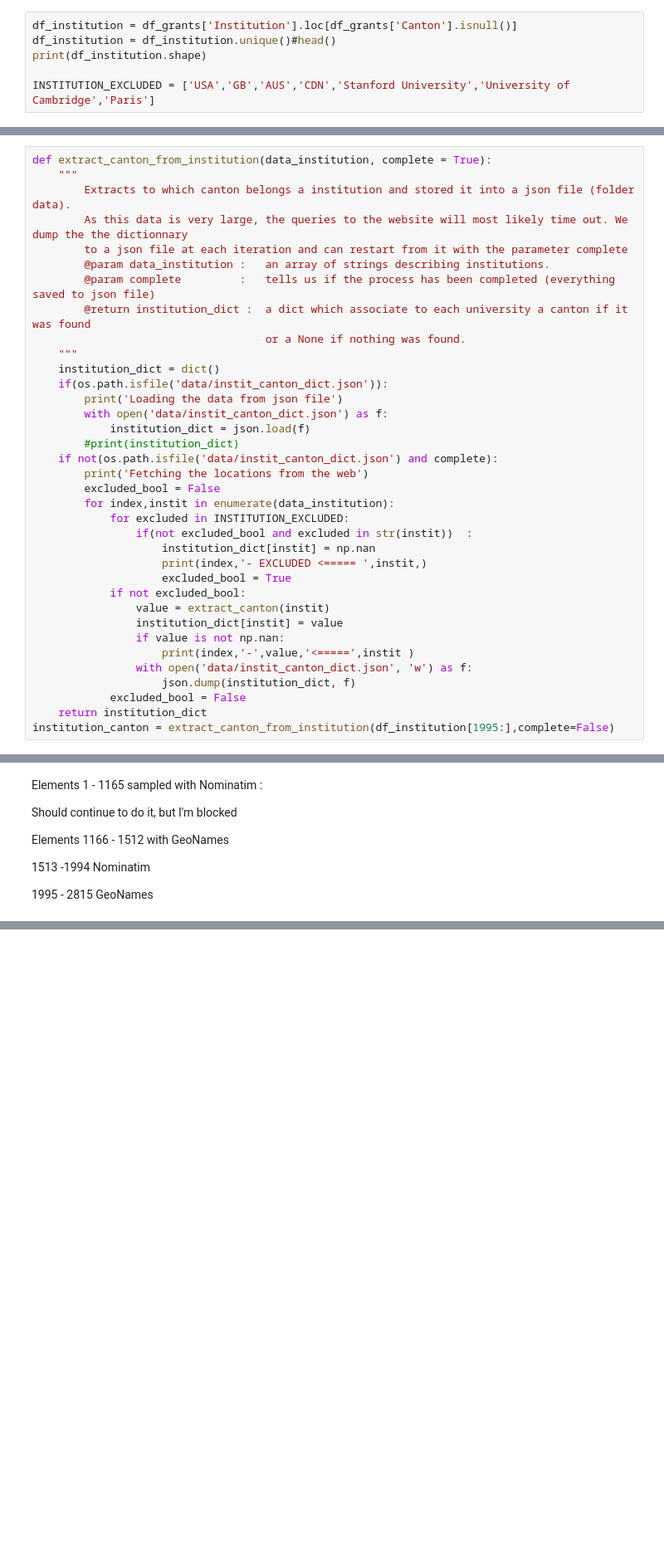
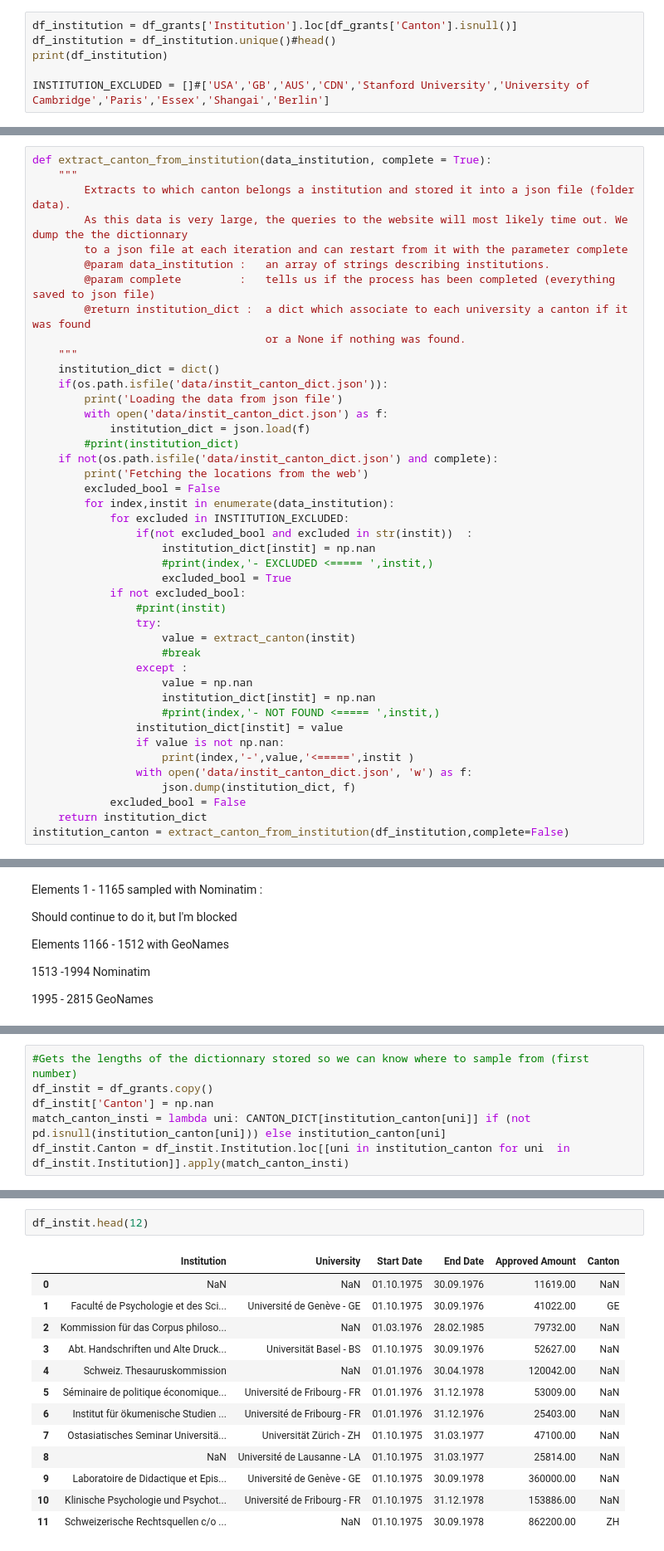
Before and after one commit to AgatheVkc/ada_homework, a Jupyter notebook: 03 - InteractiveViz/Homework3.ipynb, the cells around one changed output, grey strips where cells are left out. Shown: that part at 83% size. Saved outputs shown, nothing was run; the diff lists cells and outputs as text; blank space fills up the shorter version.

```diff
--- a/03 - InteractiveViz/Homework3.ipynb
+++ b/03 - InteractiveViz/Homework3.ipynb
@@ -145,6 +198,6 @@ We see that those institutions are mostly foreign universities or reasearch cent
 # %%
 df_institution = df_grants['Institution'].loc[df_grants['Canton'].isnull()]
 df_institution = df_institution.unique()#head()
-print(df_institution.shape)
+print(df_institution)
 
-INSTITUTION_EXCLUDED = ['USA','GB','AUS','CDN','Stanford University','University of Cambridge','Paris']
+INSTITUTION_EXCLUDED = []#['USA','GB','AUS','CDN','Stanford University','University of Cambridge','Paris','Essex','Shangai','Berlin']
@@ -172,10 +231,17 @@ def extract_canton_from_institution(data_institution, complete = True):
             for excluded in INSTITUTION_EXCLUDED:
                 if(not excluded_bool and excluded in str(instit))  :
                     institution_dict[instit] = np.nan
-                    print(index,'- EXCLUDED <===== ',instit,)
+                    #print(index,'- EXCLUDED <===== ',instit,)
                     excluded_bool = True
             if not excluded_bool:
-                value = extract_canton(instit)
+                #print(instit)
+                try:
+                    value = extract_canton(instit)
+                    #break
+                except :
+                    value = np.nan
+                    institution_dict[instit] = np.nan
+                    #print(index,'- NOT FOUND <===== ',instit,)
                 institution_dict[instit] = value
                 if value is not np.nan:
                     print(index,'-',value,'<=====',instit )
@@ -183,4 +249,4 @@ def extract_canton_from_institution(data_institution, complete = True):
                     json.dump(institution_dict, f)
             excluded_bool = False
     return institution_dict
-institution_canton = extract_canton_from_institution(df_institution[1995:],complete=False)
+institution_canton = extract_canton_from_institution(df_institution,complete=False)
@@ -205,0 +281,6 @@ with open('data/instit_canton_dict.json') as f:
+# %%
+#Gets the lengths of the dictionnary stored so we can know where to sample from (first number)
+df_instit = df_grants.copy()
+df_instit['Canton'] = np.nan
+match_canton_insti = lambda uni: CANTON_DICT[institution_canton[uni]] if (not pd.isnull(institution_canton[uni])) else institution_canton[uni]
+df_instit.Canton = df_instit.Institution.loc[[uni in institution_canton for uni  in df_instit.Institution]].apply(match_canton_insti)
@@ -205,0 +302,16 @@ with open('data/instit_canton_dict.json') as f:
+# %%
+df_instit.head(12)
+# %% [output]
+|  | Institution | University | Start Date | End Date | Approved Amount | Canton |
+| 0 | NaN | NaN | 01.10.1975 | 30.09.1976 | 11619.00 | NaN |
+| 1 | Faculté de Psychologie et des Sci... | Université de Genève - GE | 01.10.1975 | 30.09.1976 | 41022.00 | GE |
+| 2 | Kommission für das Corpus philoso... | NaN | 01.03.1976 | 28.02.1985 | 79732.00 | NaN |
+| 3 | Abt. Handschriften und Alte Druck... | Universität Basel - BS | 01.10.1975 | 30.09.1976 | 52627.00 | NaN |
+| 4 | Schweiz. Thesauruskommission | NaN | 01.01.1976 | 30.04.1978 | 120042.00 | NaN |
+| 5 | Séminaire de politique économique... | Université de Fribourg - FR | 01.01.1976 | 31.12.1978 | 53009.00 | NaN |
+| 6 | Institut für ökumenische Studien ... | Université de Fribourg - FR | 01.01.1976 | 31.12.1976 | 25403.00 | NaN |
+| 7 | Ostasiatisches Seminar Universitä... | Universität Zürich - ZH | 01.10.1975 | 31.03.1977 | 47100.00 | NaN |
+| 8 | NaN | Université de Lausanne - LA | 01.10.1975 | 31.03.1977 | 25814.00 | NaN |
+| 9 | Laboratoire de Didactique et Epis... | Université de Genève - GE | 01.10.1975 | 30.09.1978 | 360000.00 | NaN |
+| 10 | Klinische Psychologie und Psychot... | Université de Fribourg - FR | 01.10.1975 | 31.12.1978 | 153886.00 | NaN |
+| 11 | Schweizerische Rechtsquellen c/o ... | NaN | 01.10.1975 | 30.09.1978 | 862200.00 | ZH |
```
Also changed, not shown: parts of 17 cells of this notebook, 4 other files.
